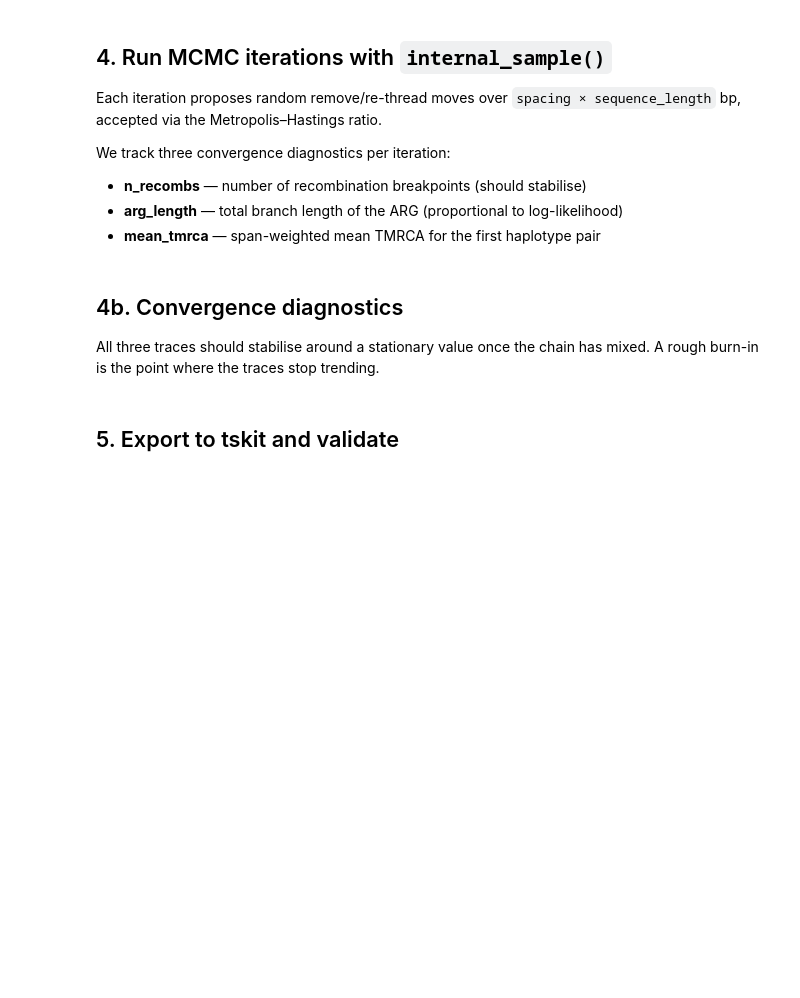
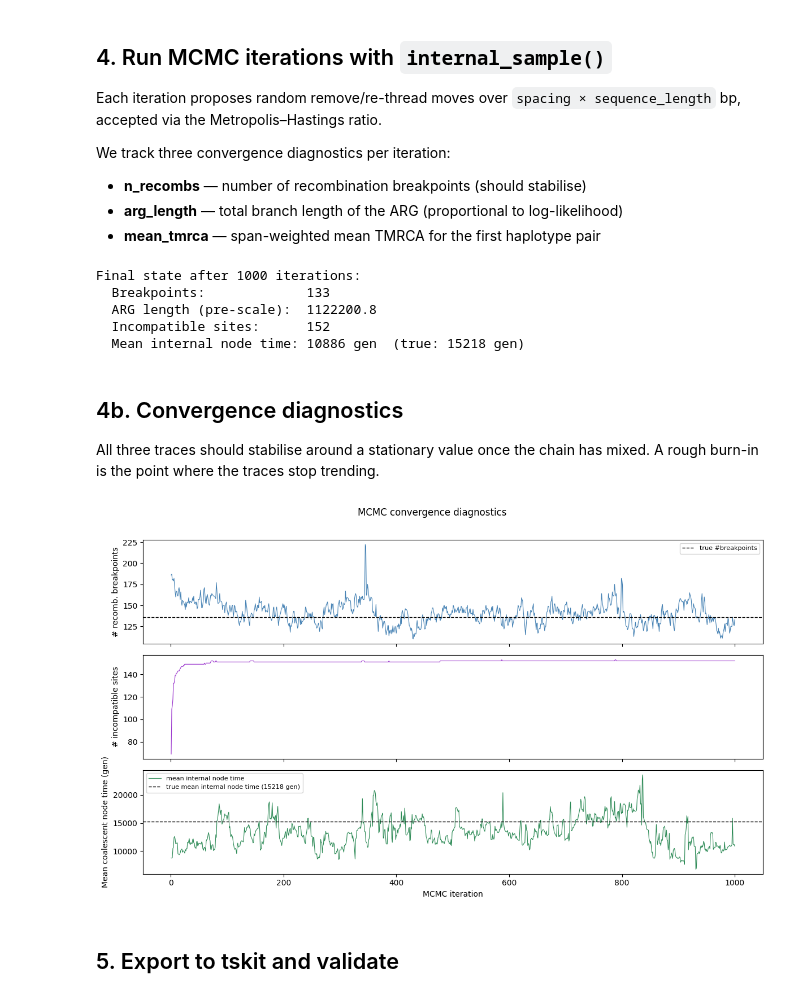
Before and after one commit to kevinkorfmann/pysinger, a Jupyter notebook: pysingerarg/demo.ipynb, the cells around one changed output. Cells and saved outputs as stored; diff of their text form; code cells hidden in the pictures; blank space fills up the shorter version.

```diff
--- a/pysingerarg/demo.ipynb
+++ b/pysingerarg/demo.ipynb
@@ -124,49 +154,60 @@ We track three convergence diagnostics per iteration:
 # %%
 N_ITERS = 1000
 
-history = {'iter': [], 'n_recombs': [], 'arg_length': [], 'mean_coal_t': []}
+history = {'iter': [], 'n_recombs': [], 'arg_length': [], 'mean_coal_t': [],
+           'n_incompat': []}
 
-# Precompute true mean TMRCA for the convergence reference line
+# Precompute true mean TMRCA (hap0 vs hap1) for TMRCA histogram reference
 true_mean_tmrca = sum(
     tree.tmrca(0, 1) * (tree.interval.right - tree.interval.left)
     for tree in ts_true.trees()
 ) / ts_true.sequence_length   # generations
 
+# Precompute the TRUE mean internal-node time from ts_true midpoint tree
+_mid_tree = ts_true.at(ts_true.sequence_length / 2)
+_true_internal_times = [ts_true.node(n).time for n in _mid_tree.nodes()
+                        if not ts_true.node(n).is_sample() and ts_true.node(n).time > 0]
+true_mean_internal_time = float(np.mean(_true_internal_times)) if _true_internal_times else 0.0
+
 def _mean_internal_time(arg, Ne):
-    """Mean internal-node time from the midpoint tree × 2Ne (generations).
-
-    arg.node_set is not populated during threading, so we collect nodes
-    by inspecting the parents dict of one representative tree.  The midpoint
-    is a cheap single-tree traversal; the result is a convergence proxy,
-    not an exact TMRCA estimate.
-    """
+    """Mean internal-node time from the midpoint tree (generations)."""
     tree = arg.get_tree_at(arg.sequence_length / 2)
     parent_nodes = set(tree.parents.values())
     times = [n.time for n in parent_nodes if n.index >= 0]
-    return (np.mean(times) * 2 * Ne) if times else 0.0
+    return (np.mean(times) * Ne) if times else 0.0
 
 with tqdm(total=N_ITERS, desc='MCMC', unit='iter') as pbar:
     for _ in range(N_ITERS):
         sampler.internal_sample(num_iters=sampler.sample_index + 1, spacing=1)
 
-        n_r  = sum(1 for p in sampler.arg.recombinations
-                   if 0 < p < sampler.arg.sequence_length)
-        arl  = sampler.arg.get_arg_length()
+        n_r    = sum(1 for p in sampler.arg.recombinations
+                     if 0 < p < sampler.arg.sequence_length)
+        arl    = sampler.last_arg_length   # pre-rescale ARG length
         mean_t = _mean_internal_time(sampler.arg, Ne)
+        n_inc  = sampler.arg.count_incompatibility()
 
         history['iter'].append(sampler.sample_index)
         history['n_recombs'].append(n_r)
         history['arg_length'].append(arl)
         history['mean_coal_t'].append(mean_t)
+        history['n_incompat'].append(n_inc)
 
-        pbar.set_postfix(recombs=n_r, arg_len=f'{arl:.0f}', node_t=f'{mean_t:.0f}')
+        pbar.set_postfix(recombs=n_r, arg_len=f'{arl:.0f}', node_t=f'{mean_t:.0f}',
+                         incompat=n_inc)
         pbar.update(1)
 
 print(f'\nFinal state after {N_ITERS} iterations:')
 print(f'  Breakpoints:             {history["n_recombs"][-1]}')
-print(f'  ARG total branch length: {history["arg_length"][-1]:.1f}')
+print(f'  ARG length (pre-scale):  {history["arg_length"][-1]:.1f}')
+print(f'  Incompatible sites:      {history["n_incompat"][-1]}')
 print(f'  Mean internal node time: {history["mean_coal_t"][-1]:.0f} gen  '
-      f'(true mean TMRCA hap0–hap1: {true_mean_tmrca:.0f} gen)')
+      f'(true: {true_mean_internal_time:.0f} gen)')
+# %% [output]
+Final state after 1000 iterations:
+  Breakpoints:             133
+  ARG length (pre-scale):  1122200.8
+  Incompatible sites:      152
+  Mean internal node time: 10886 gen  (true: 15218 gen)
 # %% [markdown]
 ## 4b. Convergence diagnostics
 
@@ -175,27 +216,32 @@ A rough burn-in is the point where the traces stop trending.
 # %%
 iters = np.array(history['iter'])
 
 fig, axes = plt.subplots(3, 1, figsize=(12, 7), sharex=True)
 
+# Panel 1: recombination breakpoints (topology convergence)
 axes[0].plot(iters, history['n_recombs'], lw=0.8, color='steelblue')
 axes[0].axhline(ts_true.num_trees - 1, color='black', lw=1, ls='--', label='true #breakpoints')
 axes[0].set_ylabel('# recomb. breakpoints')
 axes[0].legend(fontsize=8)
 
-axes[1].plot(iters, history['arg_length'], lw=0.8, color='coral')
-axes[1].set_ylabel('ARG total branch length')
+# Panel 2: incompatible mutations (topology quality — should decrease)
+axes[1].plot(iters, history['n_incompat'], lw=0.8, color='darkorchid')
+axes[1].set_ylabel('# incompatible sites')
 
+# Panel 3: mean coalescent node time
 axes[2].plot(iters, history['mean_coal_t'], lw=0.8, color='seagreen',
-             label='mean internal node time × 2Ne')
-axes[2].axhline(true_mean_tmrca, color='black', lw=1, ls='--',
-                label=f'true TMRCA hap0–hap1 ({true_mean_tmrca:.0f} gen)')
+             label='mean internal node time')
+axes[2].axhline(true_mean_internal_time, color='black', lw=1, ls='--',
+                label=f'true mean internal node time ({true_mean_internal_time:.0f} gen)')
 axes[2].set_ylabel('Mean coalescent node time (gen)')
 axes[2].set_xlabel('MCMC iteration')
 axes[2].legend(fontsize=8)
 
 fig.suptitle('MCMC convergence diagnostics', y=1.01)
 plt.tight_layout()
 plt.show()
+# %% [output]
+[figure, added]
 # %% [markdown]
 ## 5. Export to tskit and validate
 # %%
```
Also changed, not shown: parts of 10 cells of this notebook, 34 other files.
